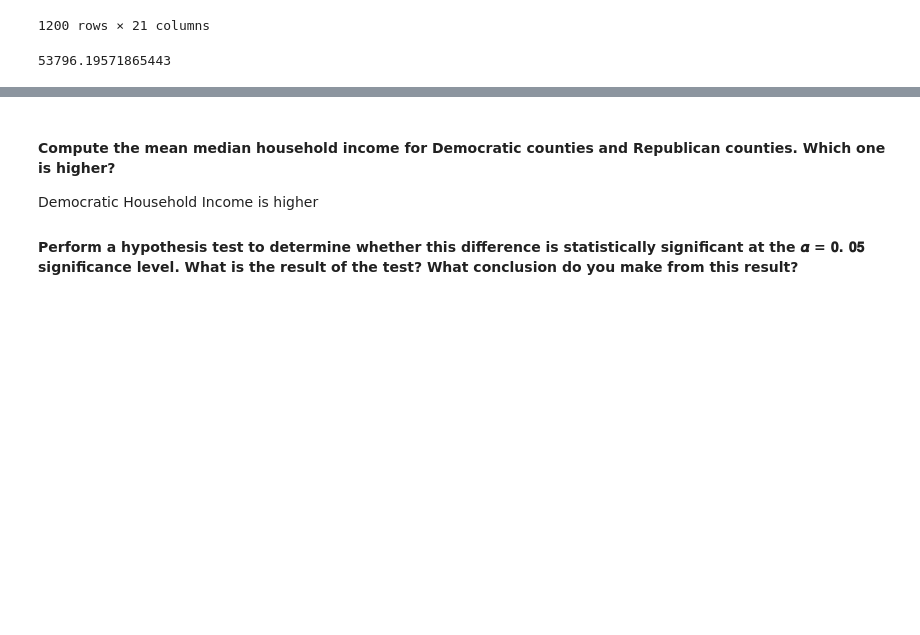
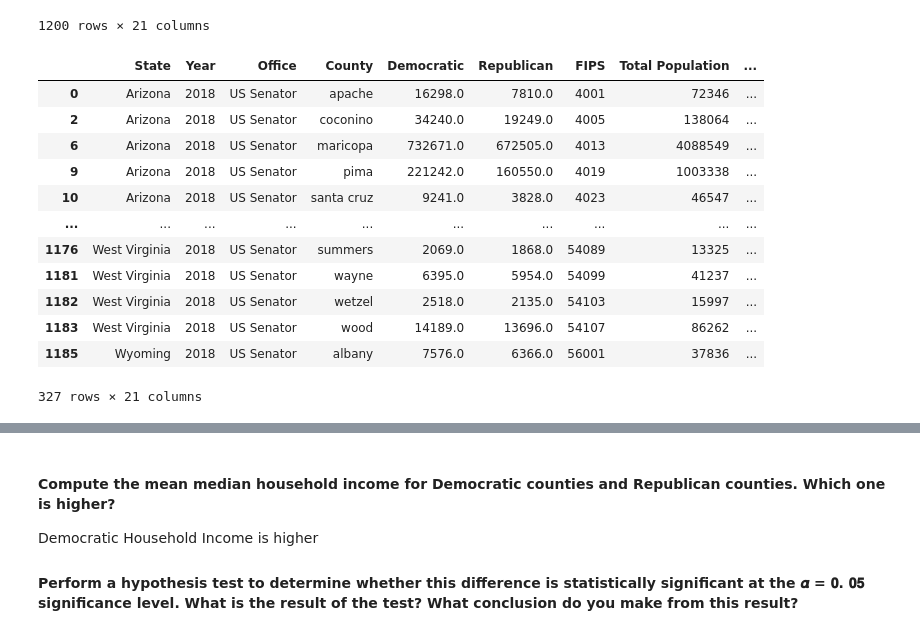
Before and after one commit to karanmalh0tra/2018Election-DataScience, a Jupyter notebook: Project-1/Project1.ipynb, the cells around one changed output, grey strips where cells are left out. Saved outputs shown, nothing was run; the diff lists cells and outputs as text; code cells hidden in the pictures; blank space fills up the shorter version.

```diff
--- a/Project-1/Project1.ipynb
+++ b/Project-1/Project1.ipynb
@@ -256,9 +256,22 @@ merge_dataframe
 # %%
 #mean of median household income from Democratic and Republican County
 democratic_household = merge_dataframe[merge_dataframe['Party'] == 1]
 democratic_household['Median Household Income'].mean()
+democratic_household
 # %% [output]
+|  | State | Year | Office | County | Democratic | Republican | FIPS | Total Population | ... |
+| 0 | Arizona | 2018 | US Senator | apache | 16298.0 | 7810.0 | 4001 | 72346 | ... |
+| 2 | Arizona | 2018 | US Senator | coconino | 34240.0 | 19249.0 | 4005 | 138064 | ... |
+| 6 | Arizona | 2018 | US Senator | maricopa | 732671.0 | 672505.0 | 4013 | 4088549 | ... |
+| 9 | Arizona | 2018 | US Senator | pima | 221242.0 | 160550.0 | 4019 | 1003338 | ... |
+| 10 | Arizona | 2018 | US Senator | santa cruz | 9241.0 | 3828.0 | 4023 | 46547 | ... |
+| ... | ... | ... | ... | ... | ... | ... | ... | ... | ... |
+| 1176 | West Virginia | 2018 | US Senator | summers | 2069.0 | 1868.0 | 54089 | 13325 | ... |
+| 1181 | West Virginia | 2018 | US Senator | wayne | 6395.0 | 5954.0 | 54099 | 41237 | ... |
+| 1182 | West Virginia | 2018 | US Senator | wetzel | 2518.0 | 2135.0 | 54103 | 15997 | ... |
+| 1183 | West Virginia | 2018 | US Senator | wood | 14189.0 | 13696.0 | 54107 | 86262 | ... |
+| 1185 | Wyoming | 2018 | US Senator | albany | 7576.0 | 6366.0 | 56001 | 37836 | ... |
-53796.19571865443
+327 rows × 21 columns
 # %%
 republican_household = merge_dataframe[merge_dataframe['Party'] == 0]
 republican_household['Median Household Income'].mean()
```
Also changed, not shown: parts of 7 cells of this notebook.
